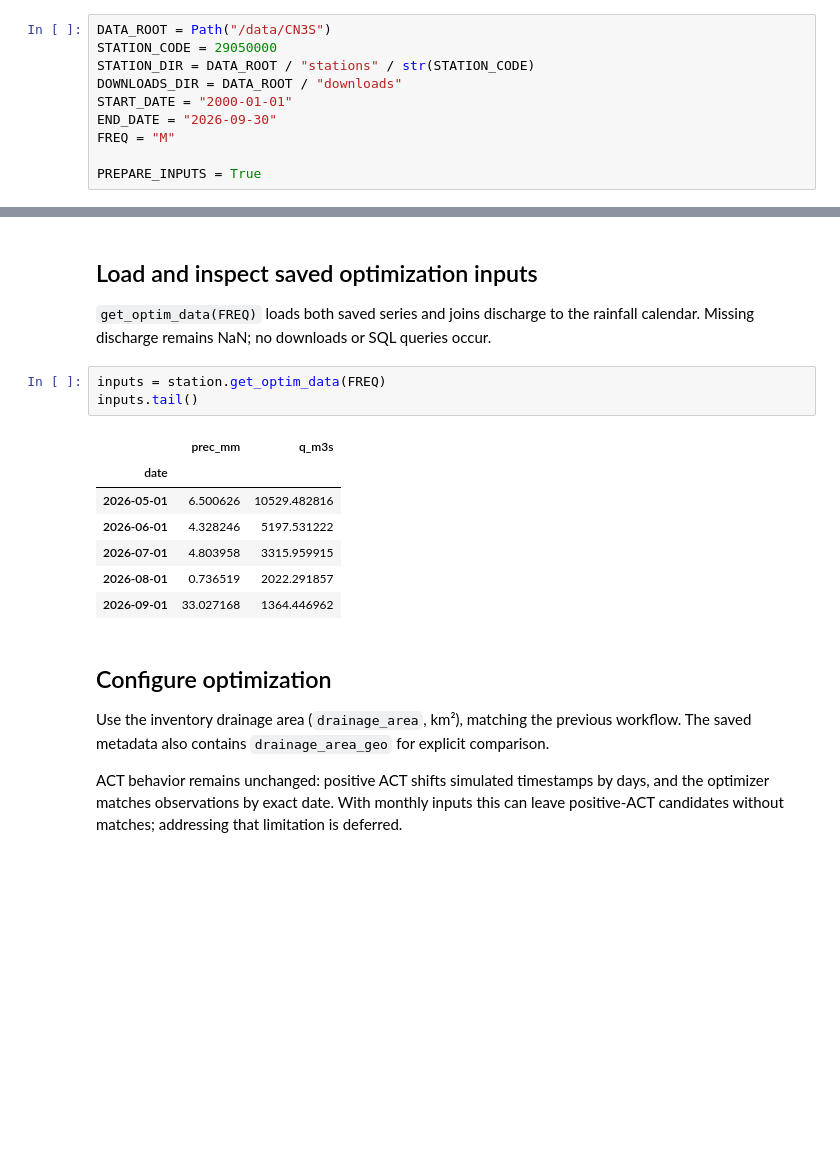
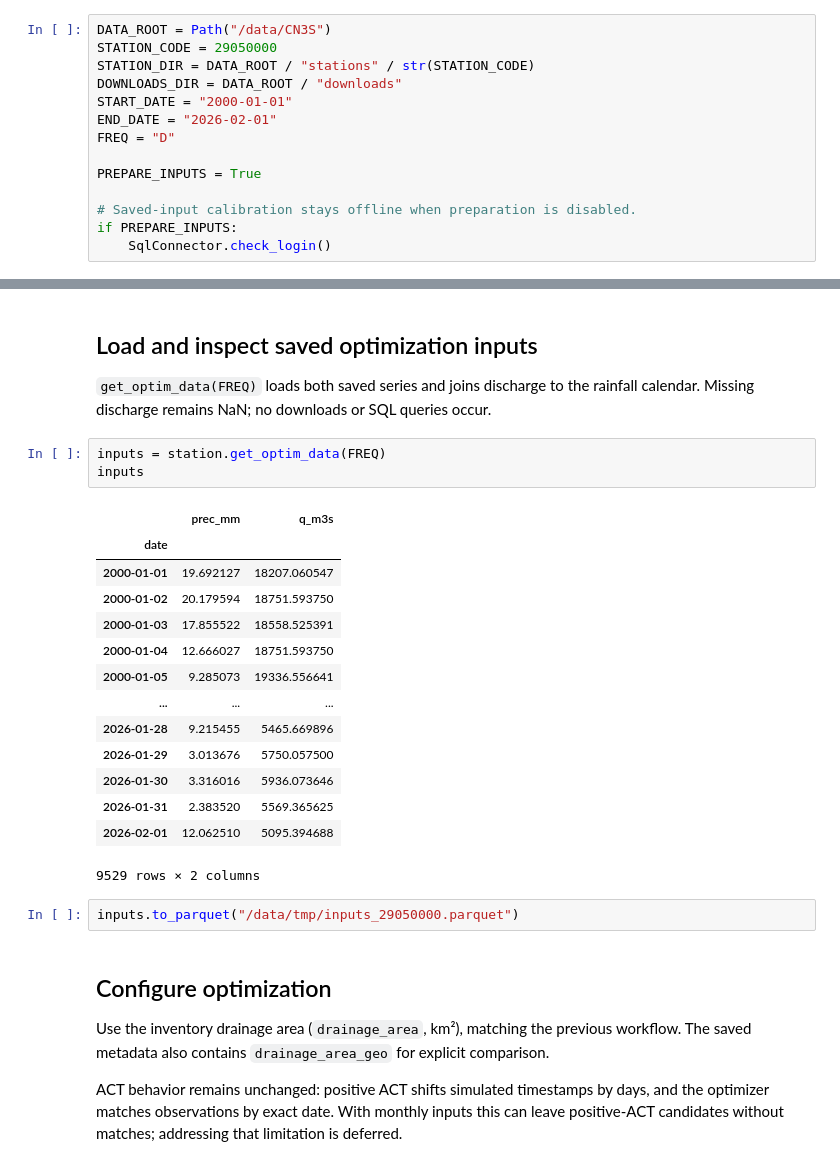
Before and after one commit to cordmaur/CN3S, a Jupyter notebook: nbs/Workflow/02-Optimization.ipynb, the cells around one changed output, grey strips where cells are left out. Drawn from its saved outputs; the diff is of its cells as text; blank space fills up the shorter version.

```diff
--- a/nbs/Workflow/02-Optimization.ipynb
+++ b/nbs/Workflow/02-Optimization.ipynb
@@ -25,10 +26,14 @@ STATION_CODE = 29050000
 STATION_DIR = DATA_ROOT / "stations" / str(STATION_CODE)
 DOWNLOADS_DIR = DATA_ROOT / "downloads"
 START_DATE = "2000-01-01"
-END_DATE = "2026-09-30"
-FREQ = "M"
+END_DATE = "2026-02-01"
+FREQ = "D"
 
 PREPARE_INPUTS = True
+
+# Saved-input calibration stays offline when preparation is disabled.
+if PREPARE_INPUTS:
+    SqlConnector.check_login()
 # %% [markdown]
 ## Load station context
 # %%
@@ -93,15 +99,24 @@ Using HTTP downloads
 calendar. Missing discharge remains NaN; no downloads or SQL queries occur.
 # %%
 inputs = station.get_optim_data(FREQ)
-inputs.tail()
+inputs
 # %% [output]
 |  | prec_mm | q_m3s |
 | date |  |  |
-| 2026-05-01 | 6.500626 | 10529.482816 |
-| 2026-06-01 | 4.328246 | 5197.531222 |
-| 2026-07-01 | 4.803958 | 3315.959915 |
-| 2026-08-01 | 0.736519 | 2022.291857 |
-| 2026-09-01 | 33.027168 | 1364.446962 |
+| 2000-01-01 | 19.692127 | 18207.060547 |
+| 2000-01-02 | 20.179594 | 18751.593750 |
+| 2000-01-03 | 17.855522 | 18558.525391 |
+| 2000-01-04 | 12.666027 | 18751.593750 |
+| 2000-01-05 | 9.285073 | 19336.556641 |
+| ... | ... | ... |
+| 2026-01-28 | 9.215455 | 5465.669896 |
+| 2026-01-29 | 3.013676 | 5750.057500 |
+| 2026-01-30 | 3.316016 | 5936.073646 |
+| 2026-01-31 | 2.383520 | 5569.365625 |
+| 2026-02-01 | 12.062510 | 5095.394688 |
+9529 rows × 2 columns
+# %%
+inputs.to_parquet("/data/tmp/inputs_29050000.parquet")
 # %% [markdown]
 ## Configure optimization
 
```
Also changed, not shown: parts of 12 cells of this notebook, 27 other files.
